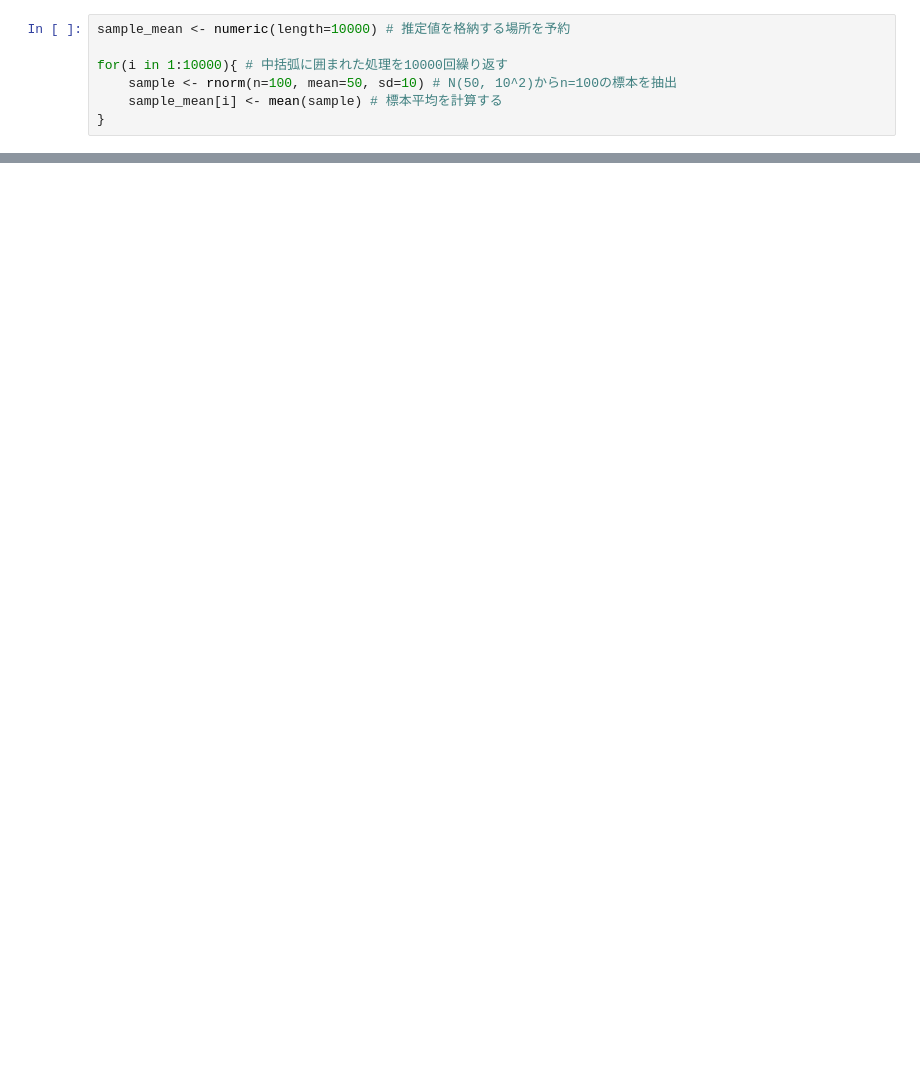
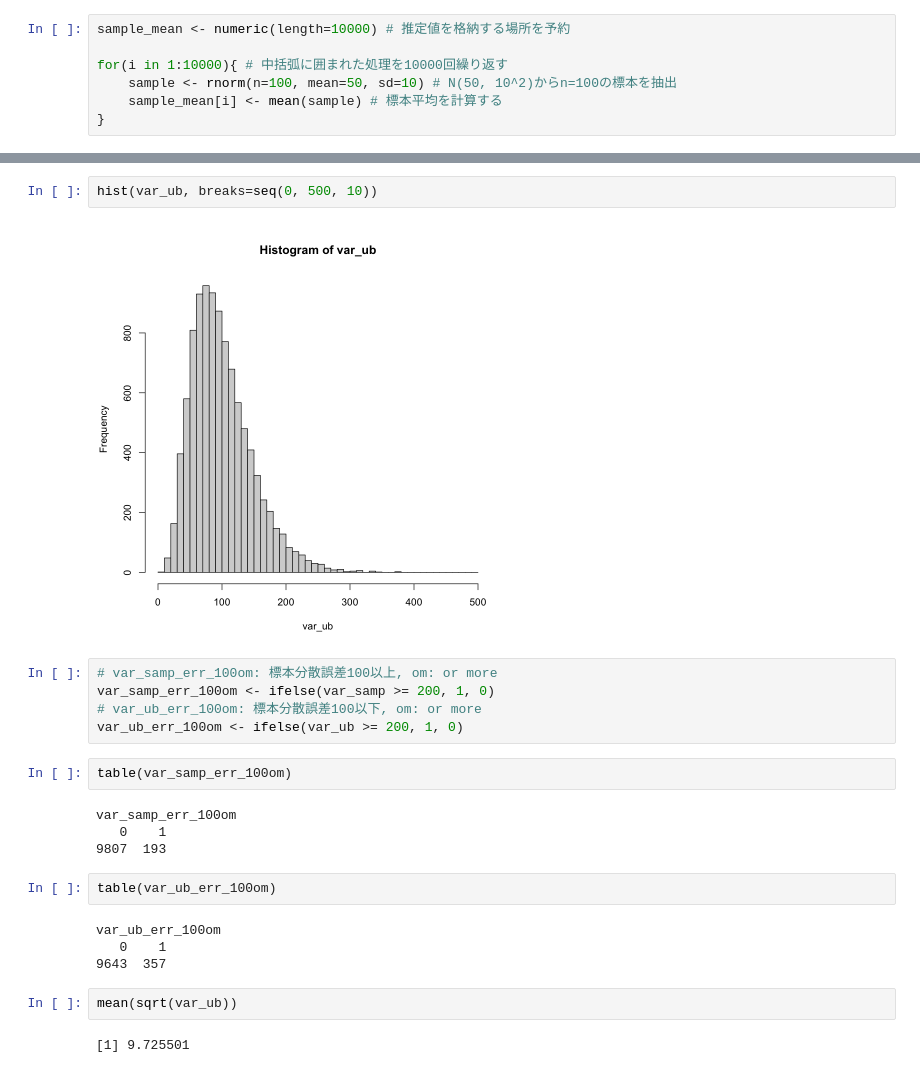
Before and after one commit to HidehikoMURAO/R-, a Jupyter notebook: Chap 04.ipynb, the cells around one changed output, grey strips where cells are left out. Saved outputs shown, nothing was run; the diff lists cells and outputs as text; blank space fills up the shorter version.

```diff
--- a/Chap 04.ipynb
+++ b/Chap 04.ipynb
@@ -131,0 +163,25 @@ hist(sample_mean)
+# %%
+hist(var_ub, breaks=seq(0, 500, 10))
+# %% [output]
+[figure, added]
+# %%
+# var_samp_err_100om: 標本分散誤差100以上, om: or more
+var_samp_err_100om <- ifelse(var_samp >= 200, 1, 0)
+# var_ub_err_100om: 標本分散誤差100以下, om: or more
+var_ub_err_100om <- ifelse(var_ub >= 200, 1, 0)
+# %%
+table(var_samp_err_100om)
+# %% [output]
+var_samp_err_100om
+   0    1
+9807  193
+# %%
+table(var_ub_err_100om)
+# %% [output]
+var_ub_err_100om
+   0    1
+9643  357
+# %%
+mean(sqrt(var_ub))
+# %% [output]
+[1] 9.725501
```
Also changed, not shown: parts of 30 cells of this notebook.
